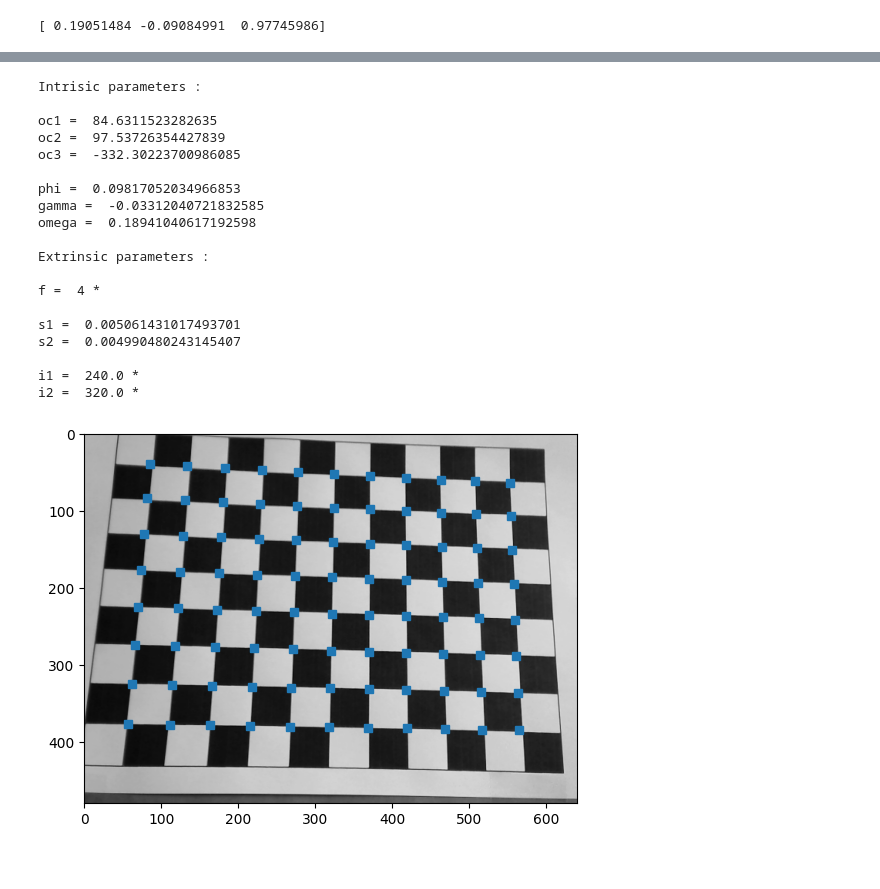
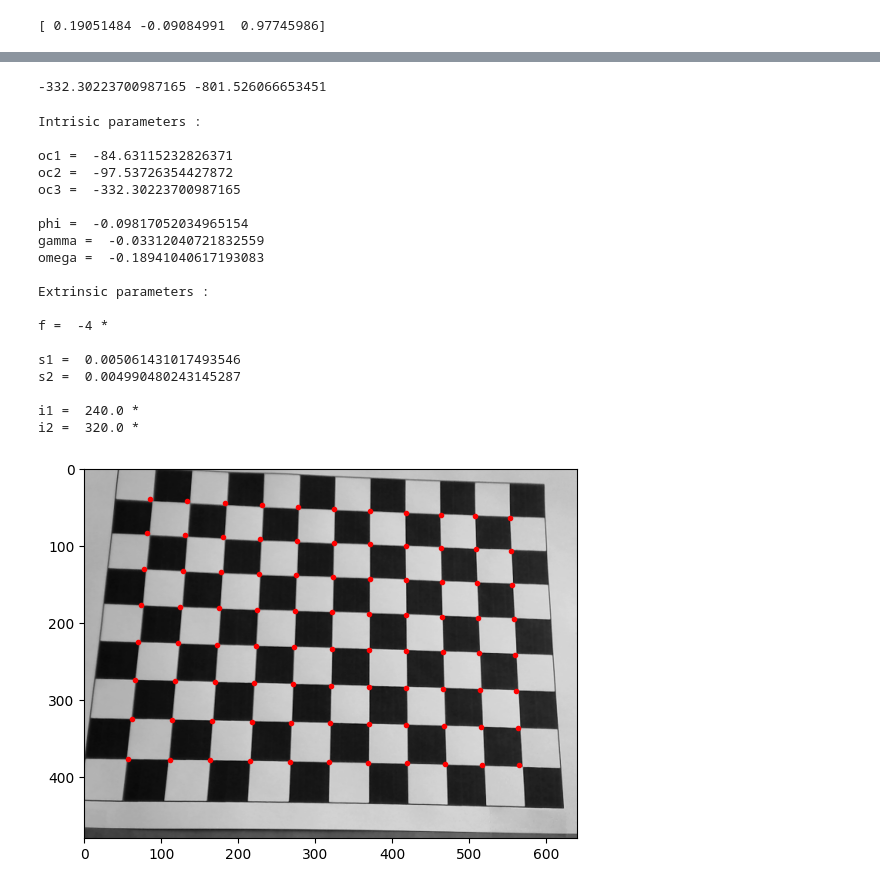
Before and after one commit to blouxongit/tp_calibrage, a Jupyter notebook: srcs/main.ipynb, the cells around one changed output, grey strips where cells are left out. Cells and saved outputs as stored; diff of their text form; code cells hidden in the pictures.

```diff
--- a/srcs/main.ipynb
+++ b/srcs/main.ipynb
@@ -8,16 +8,20 @@ from matplotlib import pyplot as plt
 
 # Parameters
 img_list = ['../data/mire_1.png', '../data/mire_2.png']
-Nx = 8
-Ny = 11
 box_size = 20
 i1 = 480/2
 i2 = 640/2
-f = 4
+f = -4
 val = [0,-100]
+# Nx = 8
+# Ny = 11
+# N = 2*Nx*Ny
+# n = N
+Nx = 8
+Ny = 11
 N = 2*Nx*Ny
 n = N
-oc2_sign = 1
+oc2_sign = -1
 # %%
 # Get mire_1 corners coord
 img = cv2.imread(img_list[0])
@@ -152,8 +158,8 @@ print(U1)
 # %%
 # Build L
 A_t = np.transpose(A)
-L = np.linalg.inv(A_t @ A) @ A_t @ U1
-# L = np.linalg.pinv(A)@U1
+#L = np.linalg.inv(A_t @ A) @ A_t @ U1
+L = np.linalg.pinv(A)@U1
 
 print(L)
 # %% [output]
@@ -273,6 +279,10 @@ print(R)
 s2 = f/f2
 f1 = beta * f2
 s1 = f/f1
+
+print(oc3, f2)
+# %% [output]
+-332.30223700987165 -801.526066653451
 # %%
 # Print all parameters
 
@@ -296,44 +306,47 @@ print("i2 = ", i2, "*")
 # %% [output]
 Intrisic parameters :
 
-oc1 =  84.6311523282635
-oc2 =  97.53726354427839
-oc3 =  -332.30223700986085
+oc1 =  -84.63115232826371
+oc2 =  -97.53726354427872
+oc3 =  -332.30223700987165
 
-phi =  0.09817052034966853
-gamma =  -0.03312040721832585
-omega =  0.18941040617192598
+phi =  -0.09817052034965154
+gamma =  -0.03312040721832559
+omega =  -0.18941040617193083
 
 Extrinsic parameters :
 
-f =  4 *
+f =  -4 *
 
-s1 =  0.005061431017493701
-s2 =  0.004990480243145407
+s1 =  0.005061431017493546
+s2 =  0.004990480243145287
 
 i1 =  240.0 *
 i2 =  320.0 *
 # %%
 # Correspondance
 M_int = np.array([[f/s1, 0, i1, 0],  [0, f/s2, i2, 0], [0, 0, 1, 0]])
-M_ext = np.array([[r11, r12, r13, oc1], [r21, r22, r33, oc2], [r31, r32, r33, oc3], [0, 0, 0, 1]])
+M_ext = np.array([[r11, r12, r13, oc1], [r21, r22, r23, oc2], [r31, r32, r33, oc3], [0, 0, 0, 1]])
 
-coord_mm_calibrated = np.empty([Nx * Ny, 4])
-for i in range(Nx * Ny) :
+coord_mm_calibrated = np.empty([n, 4])
+for i in range(n) :
     coord_mm_calibrated[i,0] = coord_mm[i,0]
     coord_mm_calibrated[i,1] = coord_mm[i,1]
     coord_mm_calibrated[i,2] = coord_mm[i,2]
     coord_mm_calibrated[i,3] = 1
 
 result = M_int @ M_ext @ coord_mm_calibrated.T
 alpha = result[2]
+alpha = r31 * coord_mm[:,0] + r32 * coord_mm[:,1] + r33 * coord_mm[:,2] + oc3
 
-V = np.multiply(result[0], np.reciprocal(alpha))
-U = np.multiply(result[1], np.reciprocal(alpha))
+V = np.multiply(result[0], np.reciprocal(alpha[:n]))
+U = np.multiply(result[1], np.reciprocal(alpha[:n]))
+
+marker = 'r.'
 
 img = plt.imread("../data/mire_1.png")
-plt.plot(U,V,'s')
+plt.plot(U[:88],V[:88],marker)
 plt.imshow(img)
 plt.show()
 # %% [output]
-[figure, old version]
+[figure, new version]
```
Also changed, not shown: parts of 7 cells of this notebook, 1 other file.
